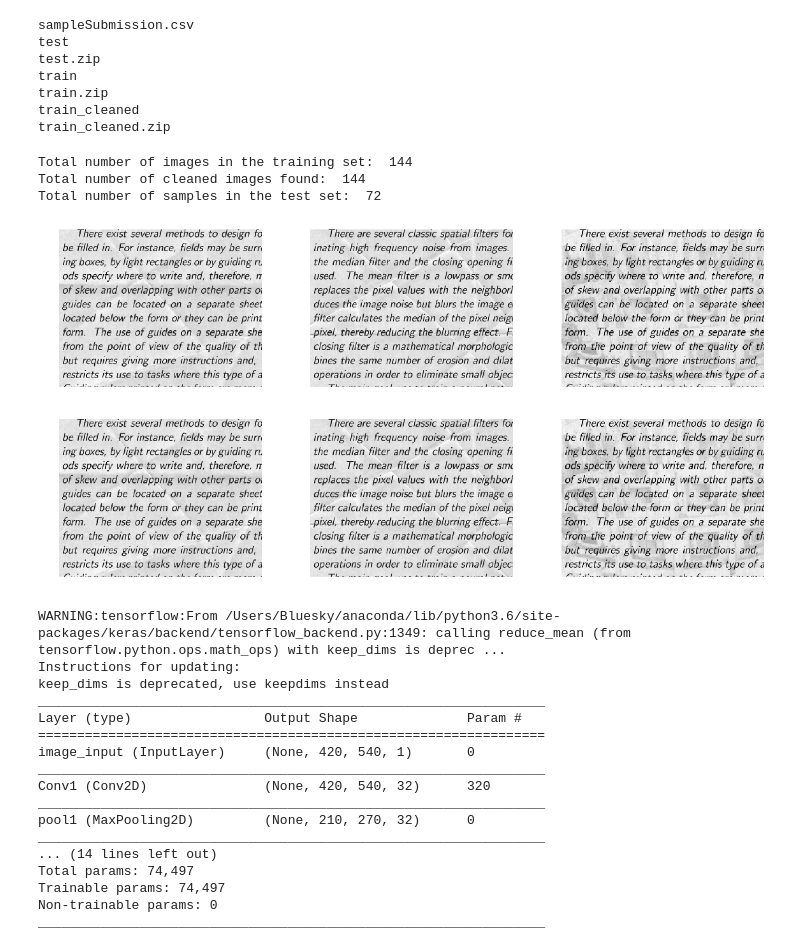
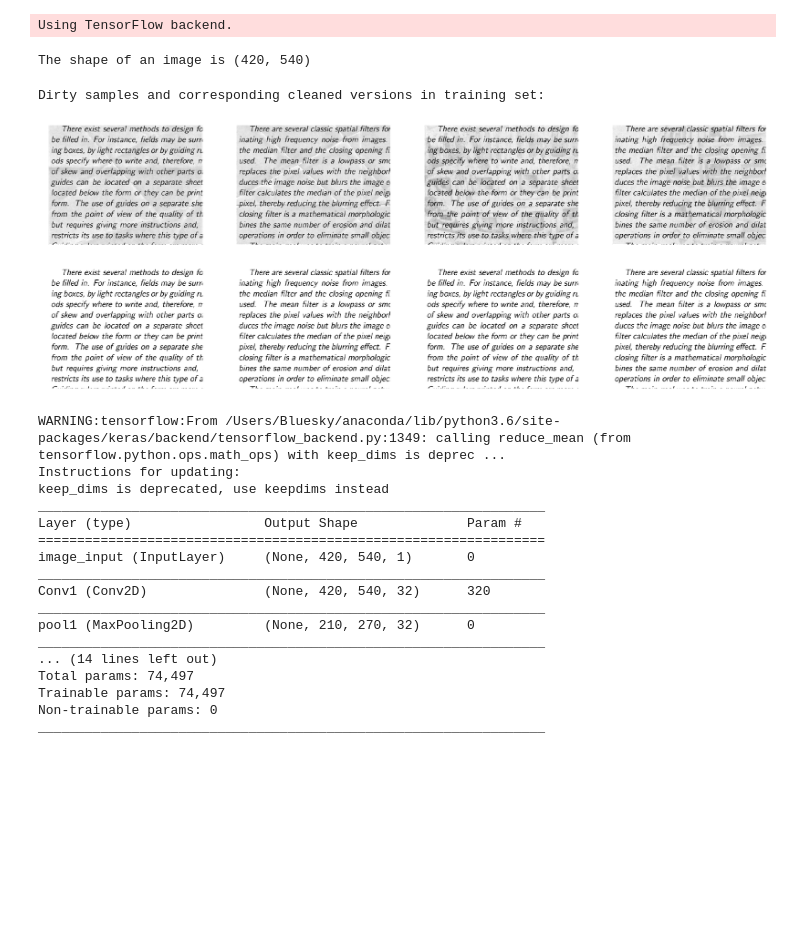
Before and after one commit to Bluesky0022/ML-project-DenoisingText, a Jupyter notebook: DenoiseAutoEncoder.ipynb, the cells around one changed output. Saved outputs shown, nothing was run; the diff lists cells and outputs as text; code cells hidden in the pictures; blank space fills up the shorter version.

```diff
--- a/DenoiseAutoEncoder.ipynb
+++ b/DenoiseAutoEncoder.ipynb
@@ -14,18 +14,7 @@ from keras.optimizers import SGD, Adam, Adadelta, Adagrad
 from keras import backend as K
 from sklearn.model_selection import train_test_split
 np.random.seed(111)
-# Input data files are available in the "../input/" directory.
-# For example, running this (by clicking run or pressing Shift+Enter) will list the files in the input directory
-
 from subprocess import check_output
-print(check_output(["ls", "../input"]).decode("utf8"))
-# Any results you write to the current directory are saved as output.
 # %% [output]
-sampleSubmission.csv
-test
-test.zip
-train
-train.zip
-train_cleaned
-train_cleaned.zip
+Using TensorFlow backend.
 # %%
@@ -34,28 +22,35 @@ input_dir  = Path('../input/')
 train = input_dir / 'train'
 train_cleaned = input_dir / 'train_cleaned'
 test = input_dir / 'test'
-# %%
-# The train directory comtaims png files. Let's get all the files and check a few samples
-train_images = sorted(os.listdir(train))
-train_labels = sorted(os.listdir(train_cleaned))
-test_images = sorted(os.listdir(test))
-print("Total number of images in the training set: ", len(train_images))
-print("Total number of cleaned images found: ", len(train_labels))
-print("Total number of samples in the test set: ", len(test_images))
-
-# Lets' plot a few samples
-# First row will be raw data, second row will be the corresponding cleaned images
-samples = train_images[:3] + train_labels[:3]
-
-f, ax = plt.subplots(2, 3, figsize=(20,10))
-for i, img in enumerate(samples):
-    img = imread(train/img)
-    ax[i//3, i%3].imshow(img, cmap='gray')
-    ax[i//3, i%3].axis('off')
-plt.show()
-# %% [output]
-Total number of images in the training set:  144
-Total number of cleaned images found:  144
-Total number of samples in the test set:  72
-[figure, removed]
+# %%
+# The train directory comtaims png files. Let's get all the files and check a few samples
+train_images = sorted(os.listdir(train))
+train_labels = sorted(os.listdir(train_cleaned))
+test_images = sorted(os.listdir(test))
+#print(train_images)
+#print(train_labels)
+sample_imag=imread(train/train_images[0])
+imag_shape=sample_imag.shape
+print('The shape of an image is '+str(imag_shape))
+# %% [output]
+The shape of an image is (420, 540)
+# %%
+#print out some samples
+nsamples=4
+samples = train_images[:nsamples]
+f, ax = plt.subplots(2, nsamples, figsize=(40,15))
+print('Dirty samples and corresponding cleaned versions in training set:')
+for i, img in enumerate(samples):
+    img = imread(train/img)
+    ax[0, i].imshow(img, cmap='gray')
+    ax[0, i].axis('off')
+samples = train_labels[:nsamples]
+for i, img in enumerate(samples):
+    img = imread(train_cleaned/img)
+    ax[1, i].imshow(img, cmap='gray')
+    ax[1, i].axis('off')
+plt.show()
+# %% [output]
+Dirty samples and corresponding cleaned versions in training set:
+[figure, added]
 # %%
```
Also changed, not shown: parts of 9 cells of this notebook.
